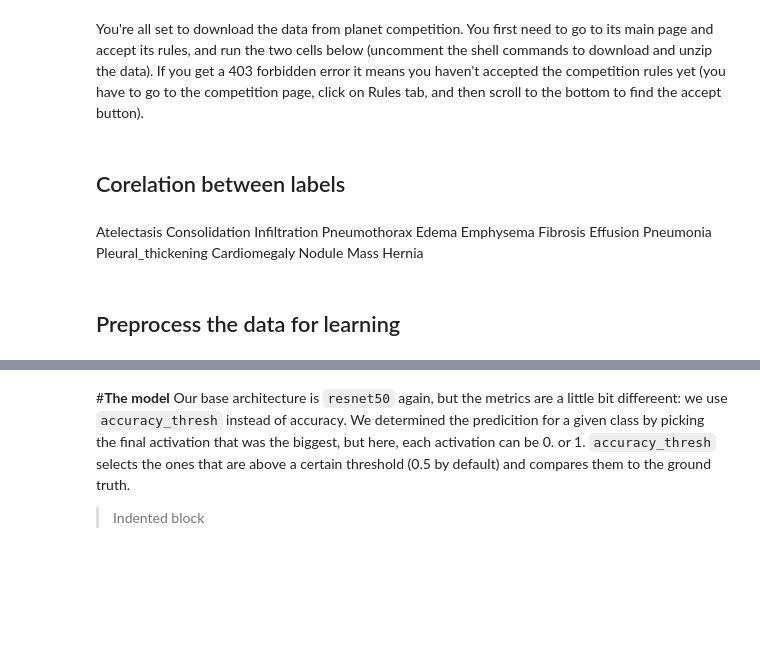
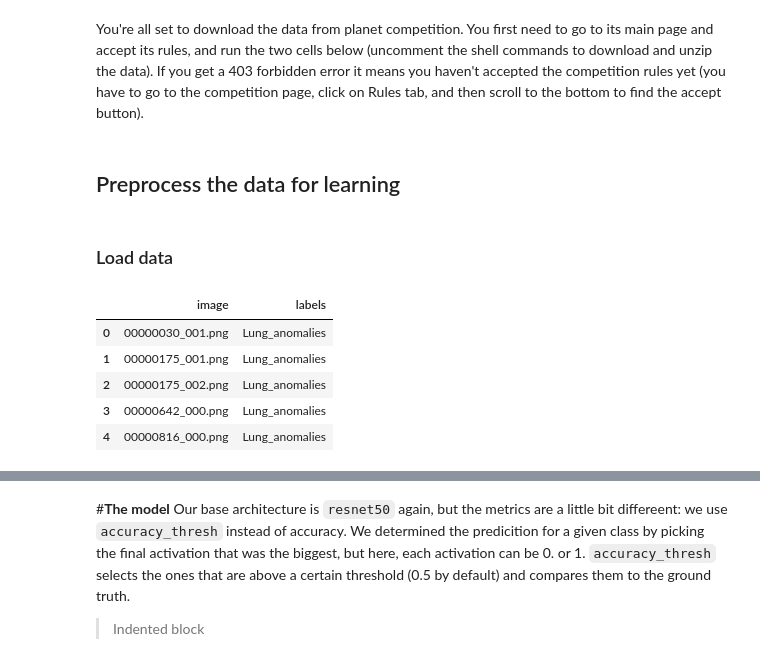
Before and after one commit to lutherkhill/codemash2020, a Jupyter notebook: codemash.ipynb, the cells around one changed output, grey strips where cells are left out. Drawn from its saved outputs; the diff is of its cells as text; code cells hidden in the pictures; blank space fills up the shorter version.

```diff
--- a/codemash.ipynb
+++ b/codemash.ipynb
@@ -105,27 +69,23 @@ You're all set to download the data from planet competition. You first need to g
 # this will download the dataset right into your gdrive and unzip the file
 # !kaggle datasets download -d nih-chest-xrays/sample
 # !unzip -q sample.zip
-# %% [markdown]
-## Corelation between labels
-# %% [markdown]
-Atelectasis
-Consolidation
-Infiltration
-Pneumothorax
-Edema
-Emphysema
-Fibrosis
-Effusion
-Pneumonia
-Pleural_thickening
-Cardiomegaly
-Nodule Mass
-Hernia
 # %% [markdown]
 ## Preprocess the data for learning
+# %% [markdown]
+### Load data
 # %%
 # set path to data
 path = "/gdrive/My Drive/heart_disease/sample/images"
 
 # set path for data labels
 df_label_nih = pd.read_csv(path+'/label_nih.csv')
+# %%
+# we are going to take a look at the first 5 and the last 5 rows
+df_label_nih.head()
+# %% [output]
+|  | image | labels |
+| 0 | 00000030_001.png | Lung_anomalies |
+| 1 | 00000175_001.png | Lung_anomalies |
+| 2 | 00000175_002.png | Lung_anomalies |
+| 3 | 00000642_000.png | Lung_anomalies |
+| 4 | 00000816_000.png | Lung_anomalies |
```
Also changed, not shown: parts of 61 cells of this notebook.
